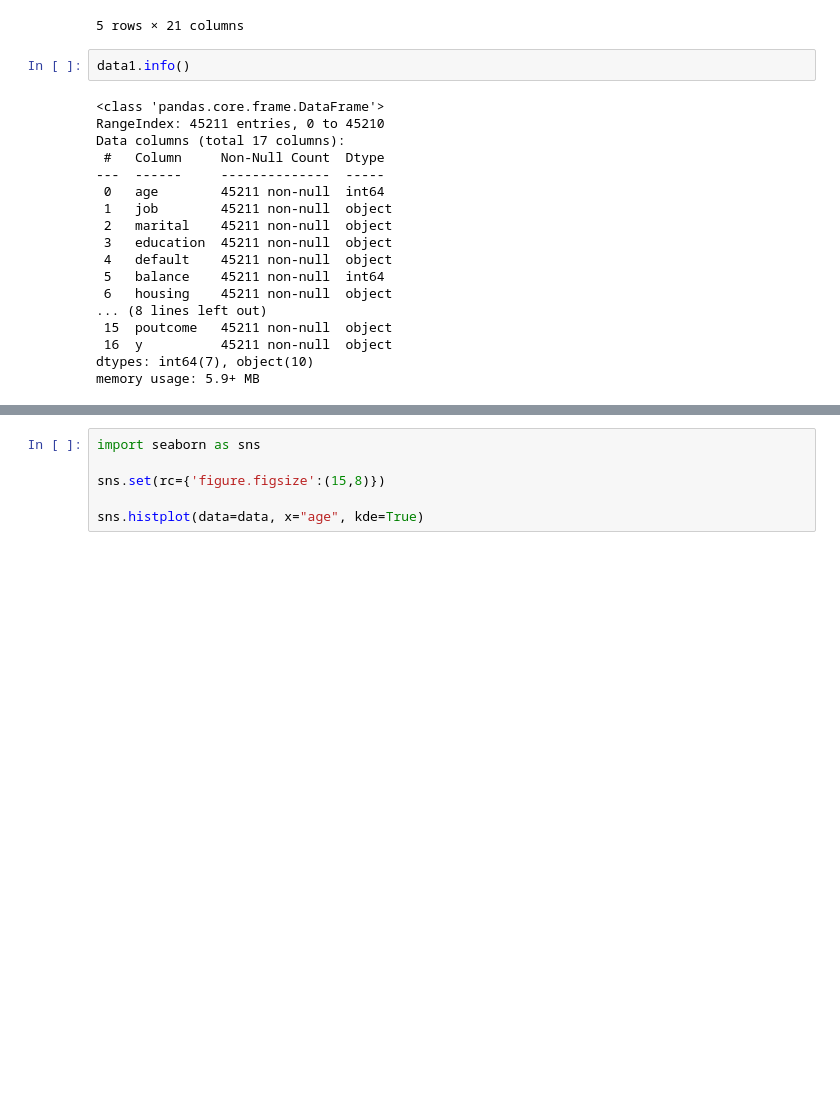
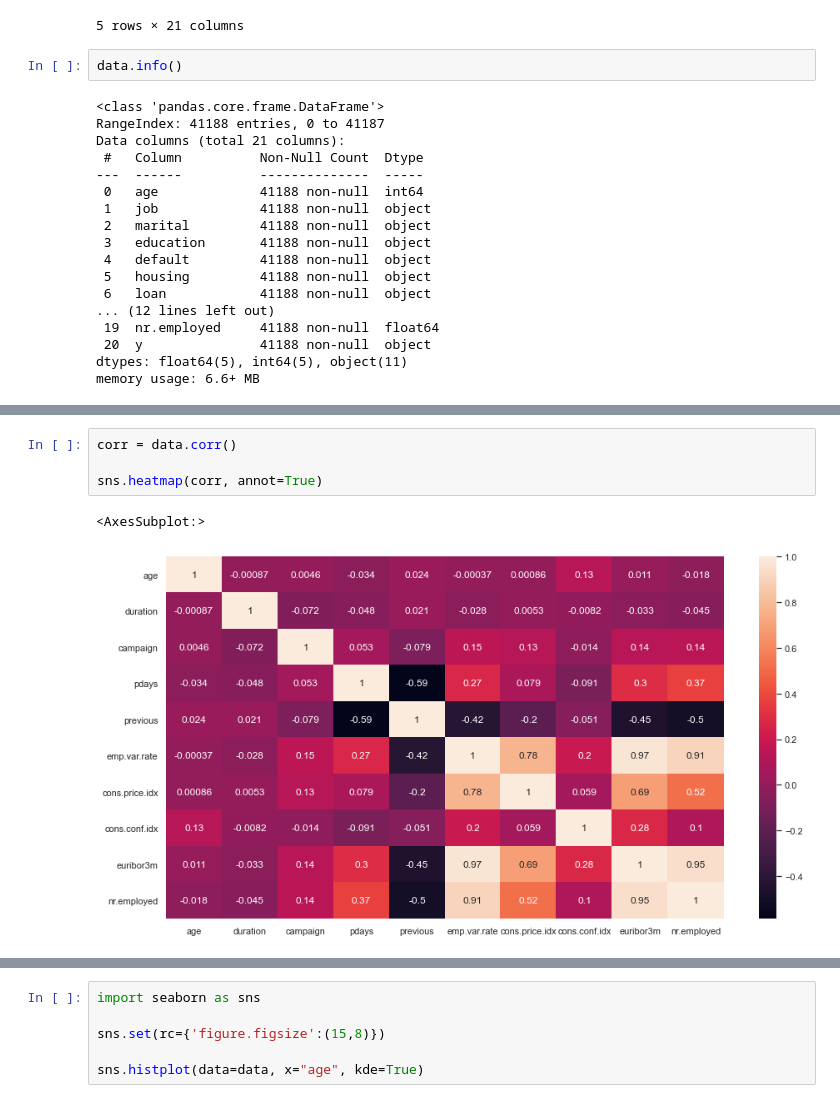
Before and after one commit to marek-dalida/bank-marketing-analysis, a Jupyter notebook: bank-marketing.ipynb, the cells around one changed output, grey strips where cells are left out. Cells and saved outputs as stored; diff of their text form; blank space fills up the shorter version.

```diff
--- a/bank-marketing.ipynb
+++ b/bank-marketing.ipynb
@@ -13,25 +13,25 @@ data.head()
 | 4 | 56 | services | married | high.school | no | no | yes | telephone | may | mon | ... |
 5 rows × 21 columns
 # %%
-data1.info()
+data.info()
 # %% [output]
 <class 'pandas.core.frame.DataFrame'>
-RangeIndex: 45211 entries, 0 to 45210
-Data columns (total 17 columns):
- #   Column     Non-Null Count  Dtype
----  ------     --------------  -----
- 0   age        45211 non-null  int64
- 1   job        45211 non-null  object
- 2   marital    45211 non-null  object
- 3   education  45211 non-null  object
- 4   default    45211 non-null  object
- 5   balance    45211 non-null  int64
- 6   housing    45211 non-null  object
-... (8 lines left out)
- 15  poutcome   45211 non-null  object
- 16  y          45211 non-null  object
-dtypes: int64(7), object(10)
-memory usage: 5.9+ MB
+RangeIndex: 41188 entries, 0 to 41187
+Data columns (total 21 columns):
+ #   Column          Non-Null Count  Dtype
+---  ------          --------------  -----
+ 0   age             41188 non-null  int64
+ 1   job             41188 non-null  object
+ 2   marital         41188 non-null  object
+ 3   education       41188 non-null  object
+ 4   default         41188 non-null  object
+ 5   housing         41188 non-null  object
+ 6   loan            41188 non-null  object
+... (12 lines left out)
+ 19  nr.employed     41188 non-null  float64
+ 20  y               41188 non-null  object
+dtypes: float64(5), int64(5), object(11)
+memory usage: 6.6+ MB
 # %%
 data.describe()
 # %% [output]
@@ -44,3 +44,10 @@ data.describe()
 | 50% | 38.00000 | 180.000000 | 2.000000 | 999.000000 | 0.000000 | 1.100000 | 93.749000 | -41.800000 | ... |
 | 75% | 47.00000 | 319.000000 | 3.000000 | 999.000000 | 0.000000 | 1.400000 | 93.994000 | -36.400000 | ... |
 | max | 98.00000 | 4918.000000 | 56.000000 | 999.000000 | 7.000000 | 1.400000 | 94.767000 | -26.900000 | ... |
+# %%
+corr = data.corr()
+
+sns.heatmap(corr, annot=True)
+# %% [output]
+<AxesSubplot:>
+[figure, added]
```
Also changed, not shown: parts of 10 cells of this notebook.
